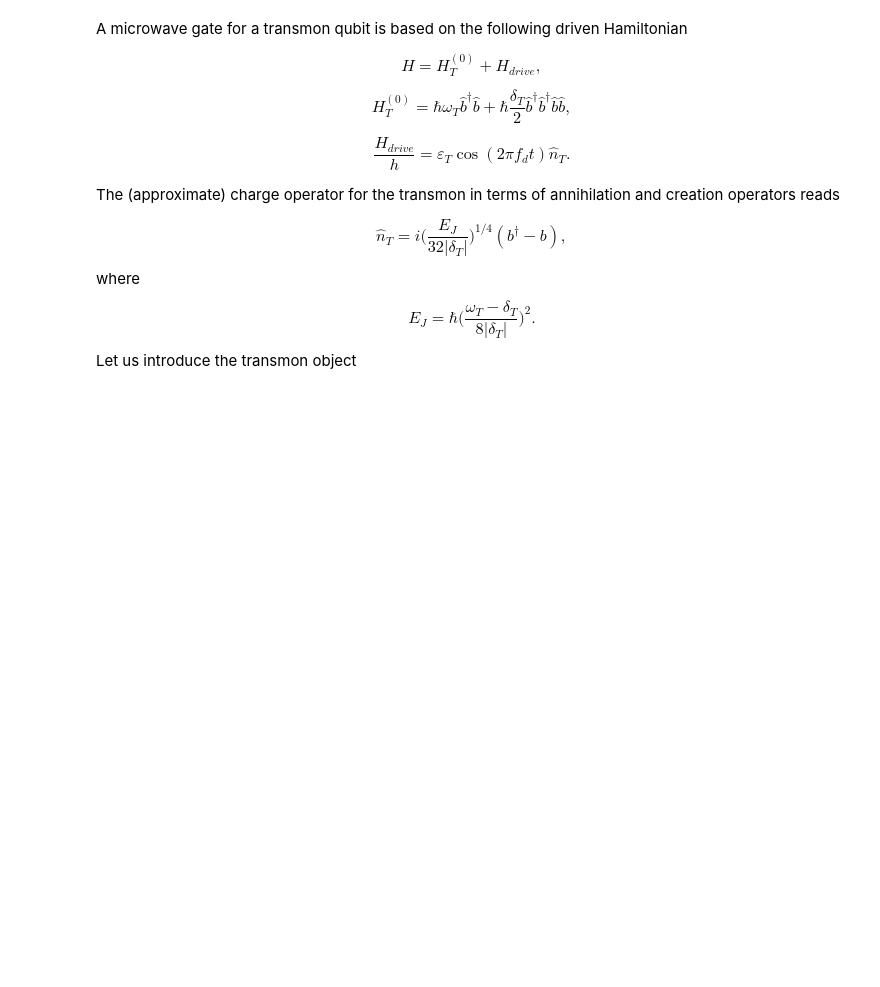
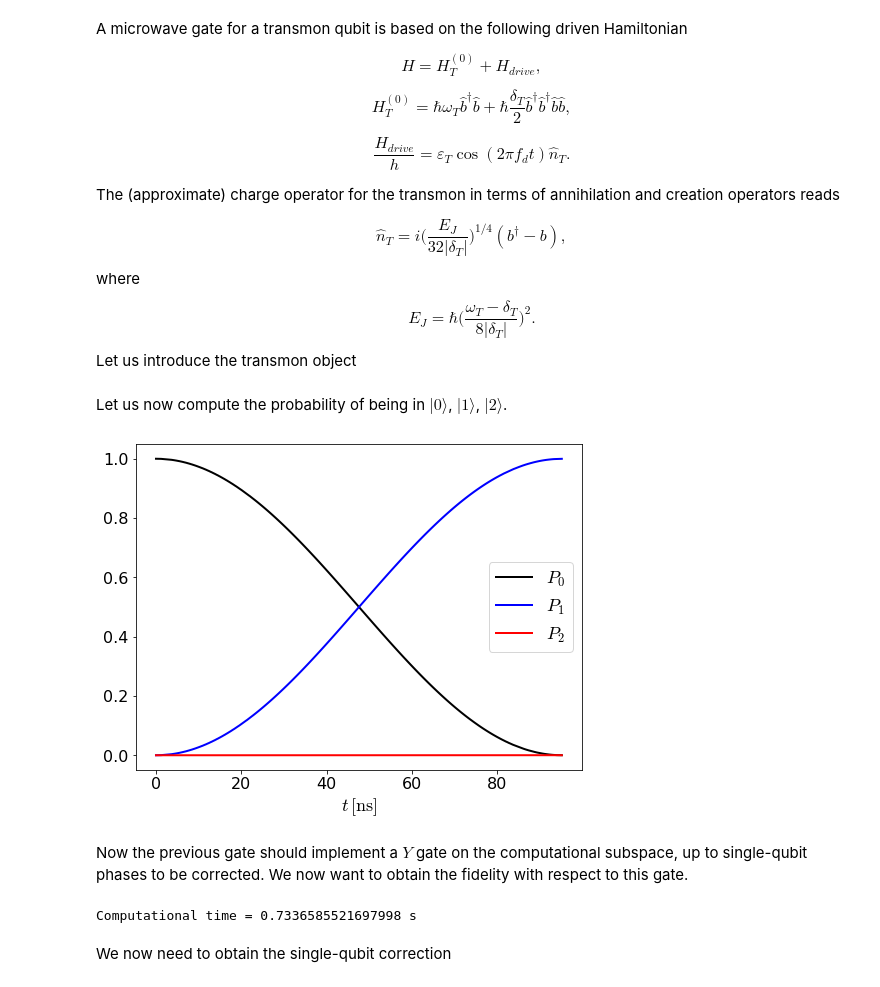
Before and after one commit to cianibegood/pysqkit, a Jupyter notebook: docs/tutorial/drive_tutorial/drive_transmon.ipynb, the cells around one changed output. Saved outputs shown, nothing was run; the diff lists cells and outputs as text; code cells hidden in the pictures; blank space fills up the shorter version.

Commit message:
Adapted tomo to single-qubit, made transmon single-qubit gate example

```diff
--- a/docs/tutorial/drive_tutorial/drive_transmon.ipynb
+++ b/docs/tutorial/drive_tutorial/drive_transmon.ipynb
@@ -44,7 +52,7 @@ transm = SimpleTransmon(
     label='T',
     max_freq=5.0,
     anharm=-0.3,
-    diel_loss_tan=0.75*1e-6,
+    diel_loss_tan=0.75*1e-6*0,
     env_thermal_energy=thermal_energy,
     dim_hilbert=levels_t
 )
@@ -53,11 +61,14 @@ transm = SimpleTransmon(
 transm.add_drive(microwave_drive, label='sq_gate', pulse_shape=gaussian_top)
 # %%
 # Setting drive parameters
-eps_drive = 0.03
+eps_drive = 0.005
 freq_drive = transm.freq
-t_tot = 40 #ns
-t_rise = 15 #ns
-pts_per_drive_period = 5
+rabi_period = 1/generalized_rabi_frequency(['0', '1'], eps_drive, freq_drive, transm)
+t_rise = 0.0 #5 #ns
+t_tot = rabi_period/2 + t_rise #ns (parameters optimized by hand so far)
+
+
+pts_per_drive_period = 10
 nb_points = int(t_tot*freq_drive*pts_per_drive_period)
 t_list = np.linspace(0, t_tot, nb_points)
 transm.drives['sq_gate'].set_params(phase=0.0, time=t_list, rise_time=t_rise, amp=eps_drive, freq=freq_drive)
@@ -69,4 +80,37 @@ pulse_drive = [transm.drives['sq_gate'].eval_pulse()]
 jump_ops = transm.collapse_ops(as_qobj=True)
 state_in = transm.state('0', as_qobj=True)[1]
 
-output = solvkit.integrate(2*np.pi*t_list, state_in, hamil0, hamil_drive, pulse_drive, jump_ops, "mesolve")
+simu_opt = qutip.solver.Options()
+simu_opt.atol = 1e-12
+simu_opt.rtol = 1e-10
+
+output = solvkit.integrate(2*np.pi*t_list, state_in, hamil0, hamil_drive, pulse_drive, jump_ops, "mesolve", options=simu_opt)
+# %% [markdown]
+Let us now compute the probability of being in $| 0 \rangle$, $| 1 \rangle$, $| 2 \rangle$.
+# %%
+probs = np.zeros([3, nb_points], dtype=float)
+for k in range(nb_points):
+    for level in range(3):
+        state = transm.state(str(level), as_qobj=True)[1]
+        probs[level, k] = qutip.expect(state*state.dag(), output.states[k])
+# %%
+def prob_plot(
+    t_list: np.ndarray,
+    probs: np.ndarray,
+    opt: dict={'fs': 18, 'lw': 2.0, 'lw_levels': 3.0, 'ls': 16}
+) -> None:
+    colors=['black', 'blue', 'red']
+    fig, ax = plt.subplots(figsize=(8, 6))
+    for level in range(3):
+        ax.plot(t_list, probs[level, :], linewidth=opt['lw'],
+                color=colors[level], label='$P_{}$'.format(str(level)))
+    ax.set_xlabel('$t \, [\mathrm{ns}]$', fontsize=opt['fs'])
+    ax.tick_params(labelsize=opt['ls'])
+    plt.legend(fontsize=opt['fs'])
+    plt.show()
+
+prob_plot(t_list, probs)
+# %% [output]
+[figure, added]
+# %% [markdown]
+Now the previous gate should implement a $Y$ gate on the computational subspace, up to single-qubit phases to be corrected. We now want to obtain the fidelity with respect to this gate.
@@ -72,0 +124,12 @@ output = solvkit.integrate(2*np.pi*t_list, state_in, hamil0, hamil_drive, pulse_
+# %%
+# We now perform the tomography
+n_process = 4
+
+start = time.time()
+sup_op = env_syst.to_super(comp_states, weyl_by_index, n_process)
+end = time.time()
+print("Computational time = " + str(end - start) + ' s')
+# %% [output]
+Computational time = 0.7336585521697998 s
+# %% [markdown]
+We now need to obtain the single-qubit correction
```
Also changed, not shown: parts of 10 cells of this notebook, 7 other files.
